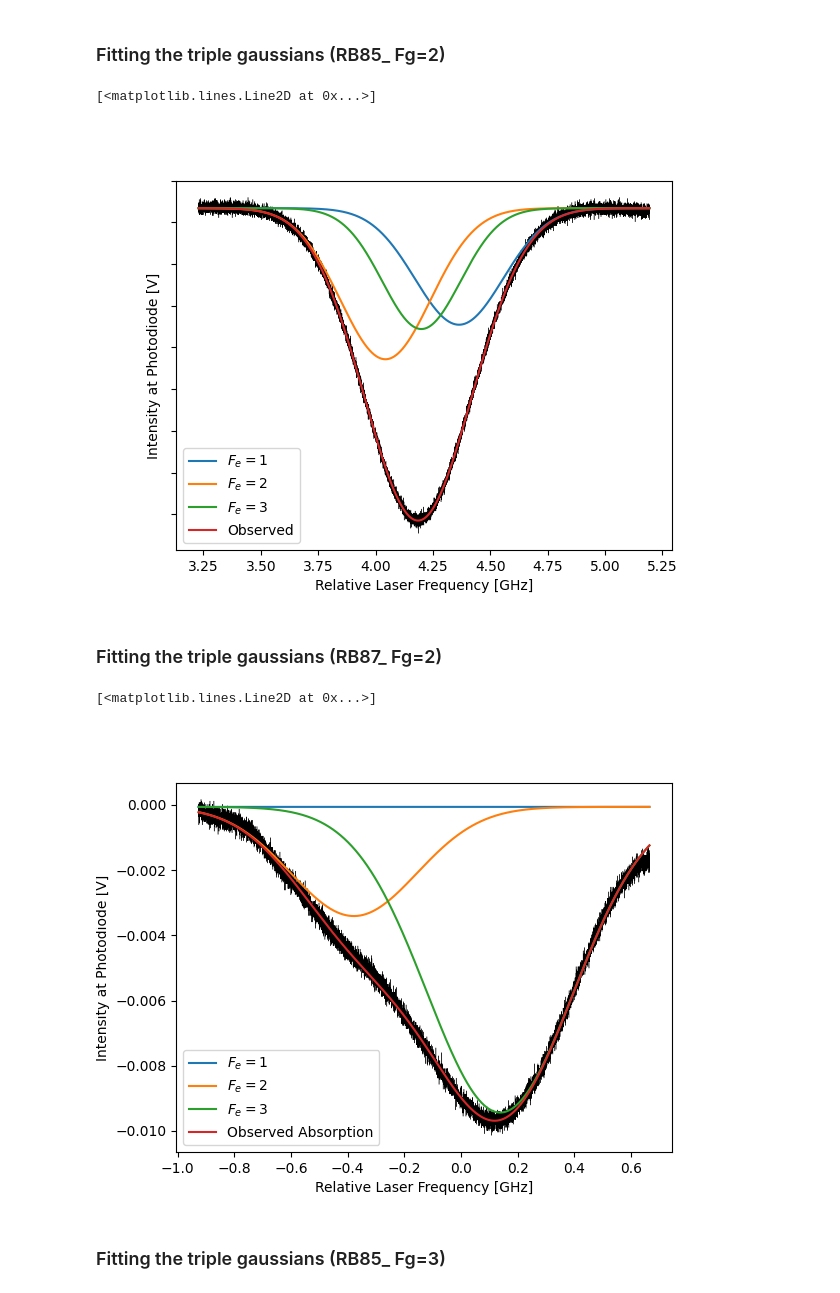
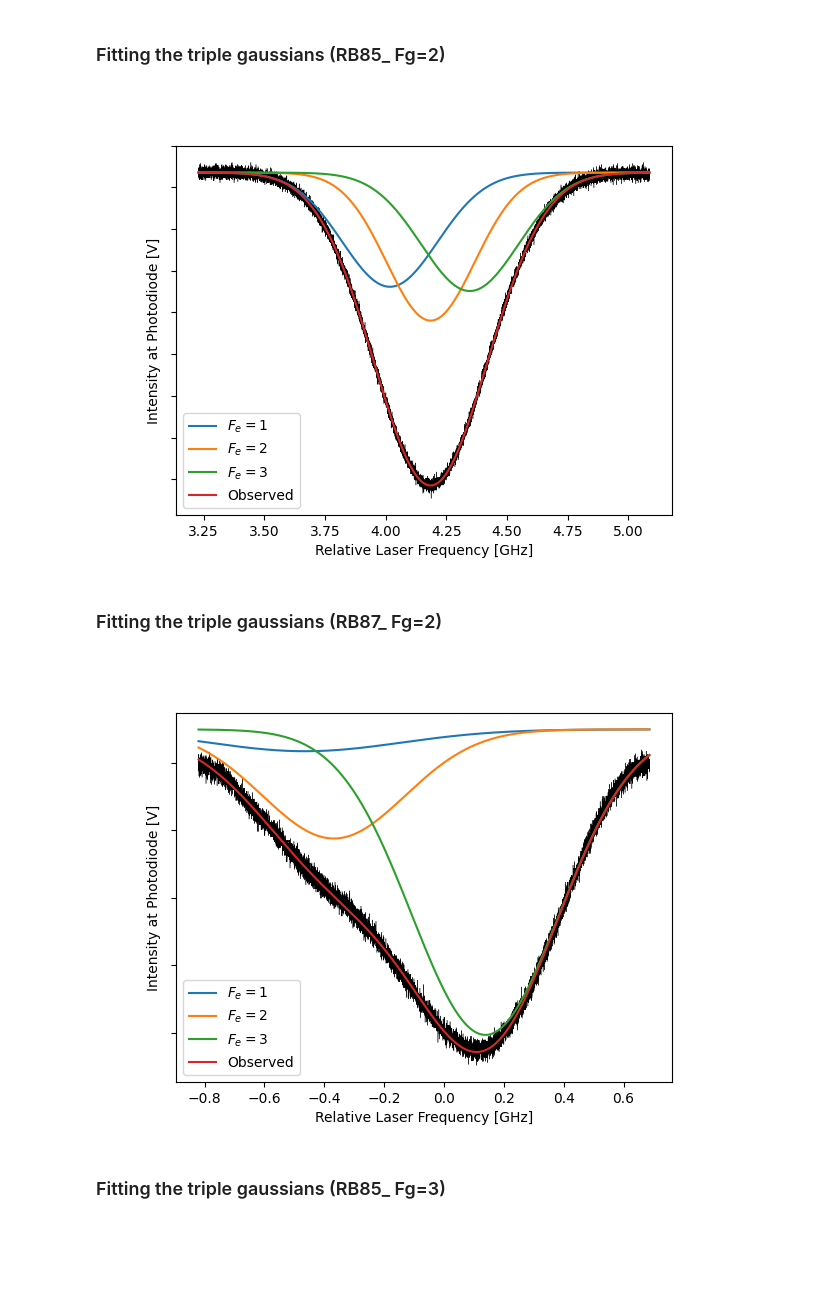
Before and after one commit to benjaminorthner/quantumlab, a Jupyter notebook: rb_spec/rb_spec.ipynb, the cells around one changed output. Drawn from its saved outputs; the diff is of its cells as text; code cells hidden in the pictures; blank space fills up the shorter version.

Commit message:
all plots working + FWHM

```diff
--- a/rb_spec/rb_spec.ipynb
+++ b/rb_spec/rb_spec.ipynb
@@ -139,7 +139,7 @@ Voltage: 1.75   FWHM: 8.475940e+08
 # %%
 plt.close()
 start_trim = 76000
-end_trim = 36000
+end_trim = 37000
 
 xdata = freq[start_trim:-end_trim]
 ydata = c2[start_trim:-end_trim]
@@ -158,7 +158,7 @@ def tripleGaussian(x, A, f00, f01, f02, fD0, fD1, fD2, offset):
 
     return sum + offset
 
-initialguess = 0.013/3, xPeak, xPeak, xPeak, 0.6, 0.6, 0.6, 0.003
+initialguess = 0.013/3, xPeak-0.01, xPeak, xPeak+0.015, 0.6, 0.6, 0.6, 0.003
 (A, f00, f01, f02, fD0, fD1, fD2, offset), _ = curve_fit(tripleGaussian, xdata, ydata, initialguess)
 yGaussian0 = gaussian(xdata, A * A_ratios[0]/A_sum, f00, fD0, offset)
 yGaussian1 = gaussian(xdata, A * A_ratios[1]/A_sum, f01, fD1, offset)
@@ -170,28 +170,30 @@ plt.plot(xdata, tripleGaussian(xdata, A, f00, f01, f02, fD0, fD1, fD2, offset),
 
 # fitting and plotting
 
-#def gaussian(vL, A, v0, vD, DC_offset):
 plt.legend()
 plt.ylabel("Intensity at Photodiode [V]")
 plt.xlabel("Relative Laser Frequency [GHz]")
 plt.gca().set_yticklabels([])
 plt.plot(xdata, ydata, linewidth=0.3, c='black')
+
+plt.savefig("plots/RB85_Fg2_doppler.png", dpi=300, bbox_inches='tight', pad_inches=0.05)
 # %% [output]
-[<matplotlib.lines.Line2D at 0x...>]
-[figure, old version]
+[figure, new version]
 # %% [markdown]
 ### Fitting the triple gaussians (RB87_ Fg=2)
 # %%
 plt.close()
-start_trim = 37000
-end_trim = 78500
-
-#def line(x, m, c):
-#    return m*x + c
-#ySkewLine = line(xdata, -0.0008, -0.001)
+start_trim = 38000
+end_trim = 78300
 
 xdata = freq[start_trim:-end_trim]
 ydata = c2[start_trim:-end_trim]
+
+# skew correction
+def line(x, m, c):
+    return m*x + c
+ySkewLine =  line(xdata, -0.0008212, -0.0010882)
+ydata = ydata - ySkewLine
 
 # Find peak
 peakIndex = np.where(ydata == min(ydata))[0][0]
@@ -199,35 +201,36 @@ xPeak = xdata[peakIndex]
 
 # define fitting function
 A_ratios = [1, 5, 14]
 A_sum = np.sum(A_ratios)
 def tripleGaussian(x, A, f00, f01, f02, fD0, fD1, fD2, offset):
     sum = - A * A_ratios[0]/A_sum  * np.exp(-4 * np.log(2) * pow((x - f00) / fD0, 2))
     sum += - A * A_ratios[1]/A_sum * np.exp(-4 * np.log(2) * pow((x - f01) / fD1, 2))
     sum += - A * A_ratios[2]/A_sum * np.exp(-4 * np.log(2) * pow((x - f02) / fD2, 2))
 
     return sum + offset
 
 initialguess = 0.07/3, -0.4, -0.3, 0.2, 0.6, 0.6, 0.6, 0.003
 (A, f00, f01, f02, fD0, fD1, fD2, offset), _ = curve_fit(tripleGaussian, xdata, ydata, initialguess)
 yGaussian0 = gaussian(xdata, A * A_ratios[0]/A_sum, f00, fD0, offset)
 yGaussian1 = gaussian(xdata, A * A_ratios[1]/A_sum, f01, fD1, offset)
 yGaussian2 = gaussian(xdata, A * A_ratios[2]/A_sum, f02, fD2, offset)
 plt.plot(xdata, yGaussian0, zorder=100, label=r"$F_e = 1$")
 plt.plot(xdata, yGaussian1, zorder=100, label=r"$F_e = 2$")
 plt.plot(xdata, yGaussian2, zorder=100, label=r"$F_e = 3$")
 plt.plot(xdata, tripleGaussian(xdata, A, f00, f01, f02, fD0, fD1, fD2, offset), zorder=100, label="Observed")
 
 # fitting and plotting
 
 plt.legend()
 plt.ylabel("Intensity at Photodiode [V]")
 plt.xlabel("Relative Laser Frequency [GHz]")
 
 plt.gca().set_yticklabels([])
 plt.plot(xdata, ydata, linewidth=0.3, c='black')
+
+plt.savefig("plots/RB87_Fg2_doppler.png", dpi=300, bbox_inches='tight', pad_inches=0.05)
 # %% [output]
-[<matplotlib.lines.Line2D at 0x...>]
-[figure, old version]
+[figure, new version]
 # %% [markdown]
 ### Fitting the triple gaussians (RB85_ Fg=3)
 # %%
```
Also changed, not shown: parts of 2 cells of this notebook, 1 other file.
